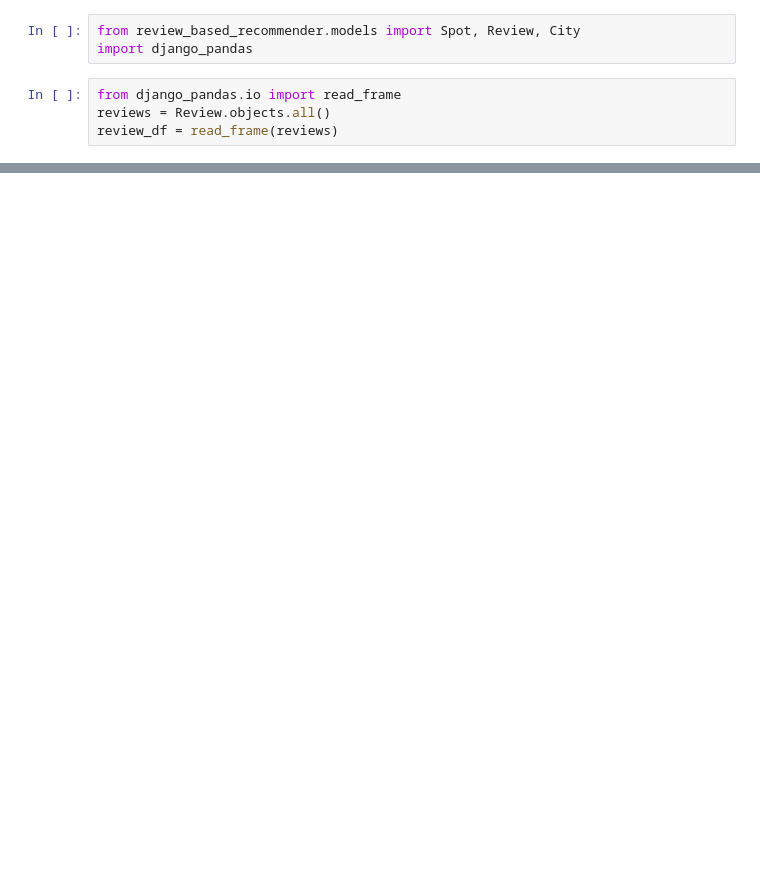
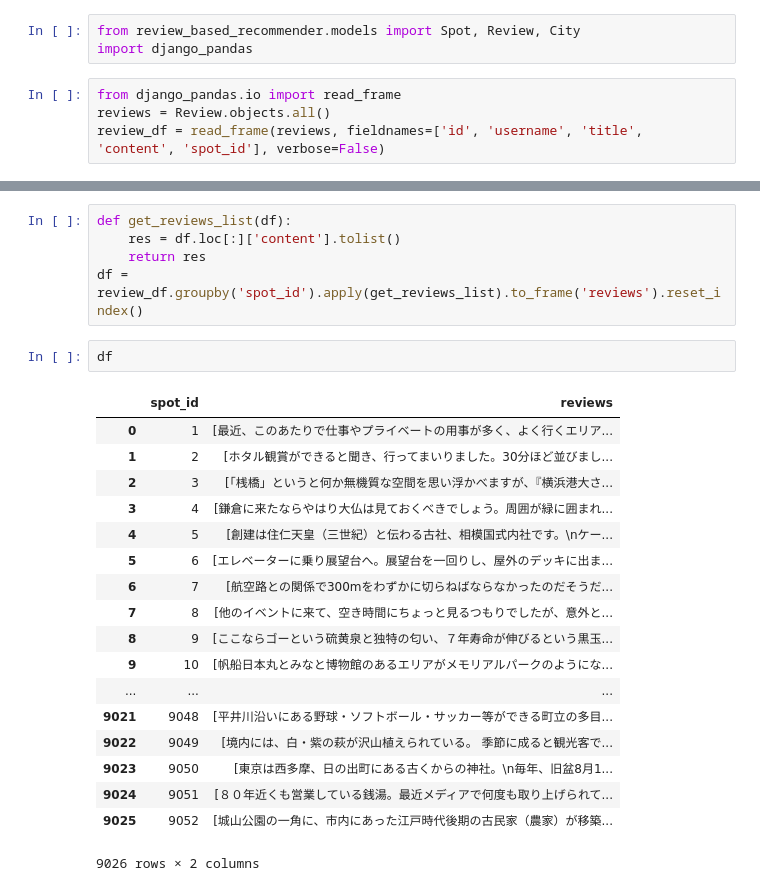
Before and after one commit to xim0608/graduation_research, a Jupyter notebook: notebooks/crawl_result_analysis.ipynb, the cells around one changed output, grey strips where cells are left out. Cells and saved outputs as stored; diff of their text form; blank space fills up the shorter version.

```diff
--- a/notebooks/crawl_result_analysis.ipynb
+++ b/notebooks/crawl_result_analysis.ipynb
@@ -12,7 +21,7 @@ import django_pandas
 # %%
 from django_pandas.io import read_frame
 reviews = Review.objects.all()
-review_df = read_frame(reviews)
+review_df = read_frame(reviews, fieldnames=['id', 'username', 'title', 'content', 'spot_id'], verbose=False)
 # %%
 review_df
 # %% [output]
@@ -77,0 +46,26 @@ review_df.groupby('spot').mean().sort_values('rating', ascending=False)
+# %%
+def get_reviews_list(df):
+    res = df.loc[:]['content'].tolist()
+    return res
+df = review_df.groupby('spot_id').apply(get_reviews_list).to_frame('reviews').reset_index()
+# %%
+df
+# %% [output]
+|  | spot_id | reviews |
+| 0 | 1 | [最近、このあたりで仕事やプライベートの用事が多く、よく行くエリア... |
+| 1 | 2 | [ホタル観賞ができると聞き、行ってまいりました。30分ほど並びまし... |
+| 2 | 3 | [「桟橋」というと何か無機質な空間を思い浮かべますが、『横浜港大さ... |
+| 3 | 4 | [鎌倉に来たならやはり大仏は見ておくべきでしょう。周囲が緑に囲まれ... |
+| 4 | 5 | [創建は住仁天皇（三世紀）と伝わる古社、相模国式内社です。\nケー... |
+| 5 | 6 | [エレベーターに乗り展望台へ。展望台を一回りし、屋外のデッキに出ま... |
+| 6 | 7 | [航空路との関係で300mをわずかに切らねばならなかったのだそうだ... |
+| 7 | 8 | [他のイベントに来て、空き時間にちょっと見るつもりでしたが、意外と... |
+| 8 | 9 | [ここならゴーという硫黄泉と独特の匂い、７年寿命が伸びるという黒玉... |
+| 9 | 10 | [帆船日本丸とみなと博物館のあるエリアがメモリアルパークのようにな... |
+| ... | ... | ... |
+| 9021 | 9048 | [平井川沿いにある野球・ソフトボール・サッカー等ができる町立の多目... |
+| 9022 | 9049 | [境内には、白・紫の萩が沢山植えられている。 季節に成ると観光客で... |
+| 9023 | 9050 | [東京は西多摩、日の出町にある古くからの神社。\n毎年、旧盆8月1... |
+| 9024 | 9051 | [８０年近くも営業している銭湯。最近メディアで何度も取り上げられて... |
+| 9025 | 9052 | [城山公園の一角に、市内にあった江戸時代後期の古民家（農家）が移築... |
+9026 rows × 2 columns
```
Also changed, not shown: parts of 8 cells of this notebook, 4 other files.
